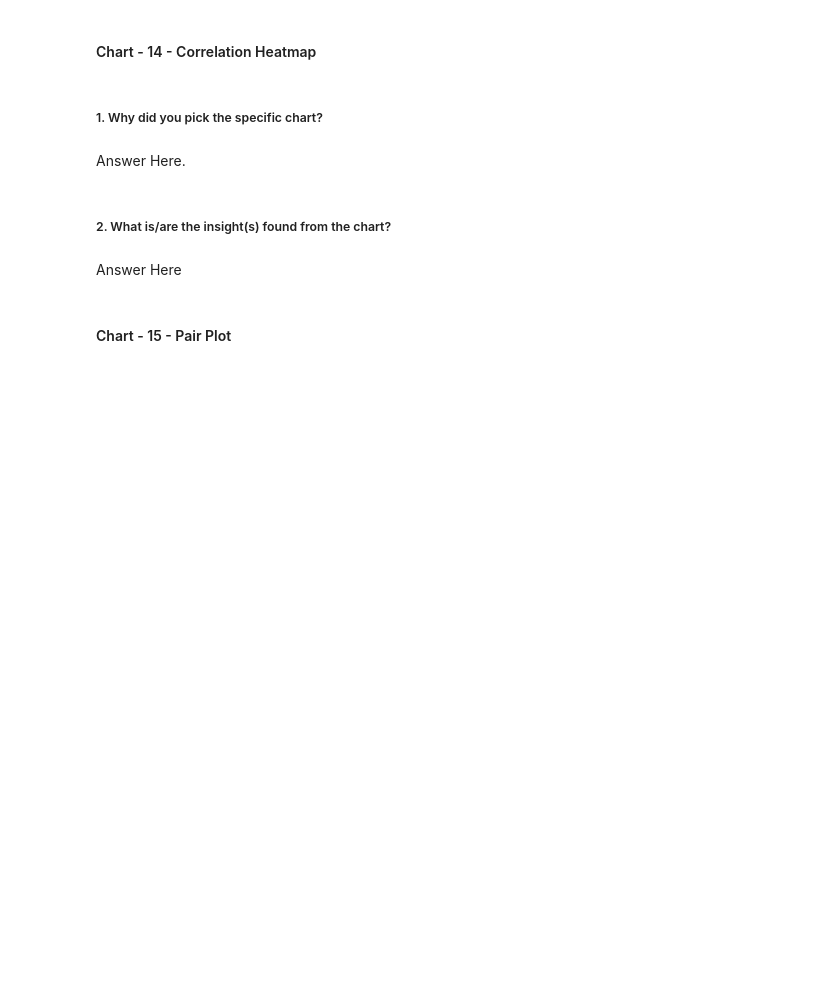
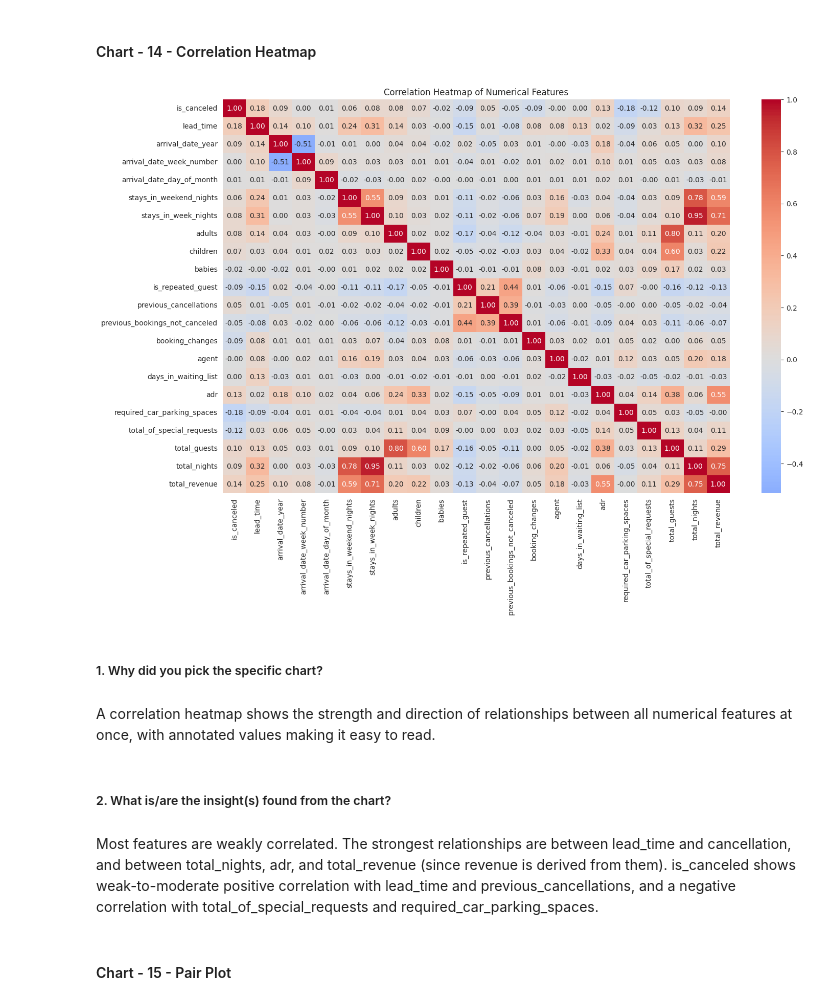
Before and after one commit to aayushaswal07/hotel-booking-eda, a Jupyter notebook: Hotel_Booking_Analysis_EDA.ipynb, the cells around one changed output. Cells and saved outputs as stored; diff of their text form; code cells hidden in the pictures; blank space fills up the shorter version.

Commit message:
Add correlation heatmap and pair plot (charts 14-15)

```diff
--- a/Hotel_Booking_Analysis_EDA.ipynb
+++ b/Hotel_Booking_Analysis_EDA.ipynb
@@ -655,10 +657,20 @@ Actionable insight — longer Resort stays mean higher revenue per booking but a
+# %%
+# chart 14 - correlation heatmap
+plt.figure(figsize=(16, 10))
+sns.heatmap(df.corr(numeric_only=True), annot=True, fmt=".2f", cmap="coolwarm", center=0)
+plt.title("Correlation Heatmap of Numerical Features")
+plt.show()
+# %% [output]
+[figure, added]
 # %% [markdown]
 ##### 1. Why did you pick the specific chart?
-# %% [markdown]
-Answer Here.
+# %% [markdown]
+
+
+A correlation heatmap shows the strength and direction of relationships between all numerical features at once, with annotated values making it easy to read.
 # %% [markdown]
 ##### 2. What is/are the insight(s) found from the chart?
-# %% [markdown]
-Answer Here
+# %% [markdown]
+Most features are weakly correlated. The strongest relationships are between lead_time and cancellation, and between total_nights, adr, and total_revenue (since revenue is derived from them). is_canceled shows weak-to-moderate positive correlation with lead_time and previous_cancellations, and a negative correlation with total_of_special_requests and required_car_parking_spaces.
 # %% [markdown]
 #### Chart - 15 - Pair Plot
```
Also changed, not shown: parts of 10 cells of this notebook.
